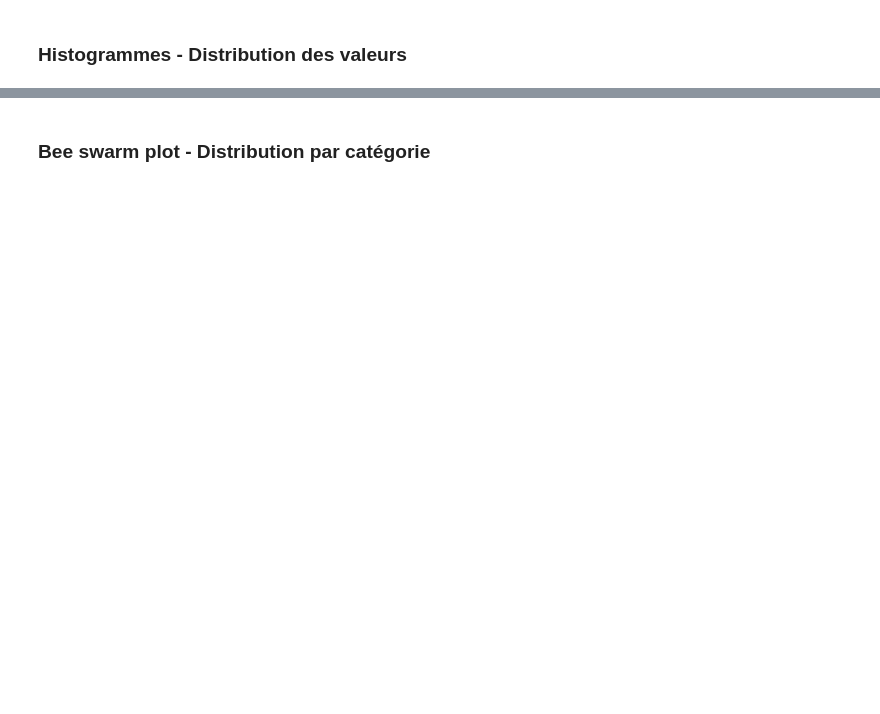
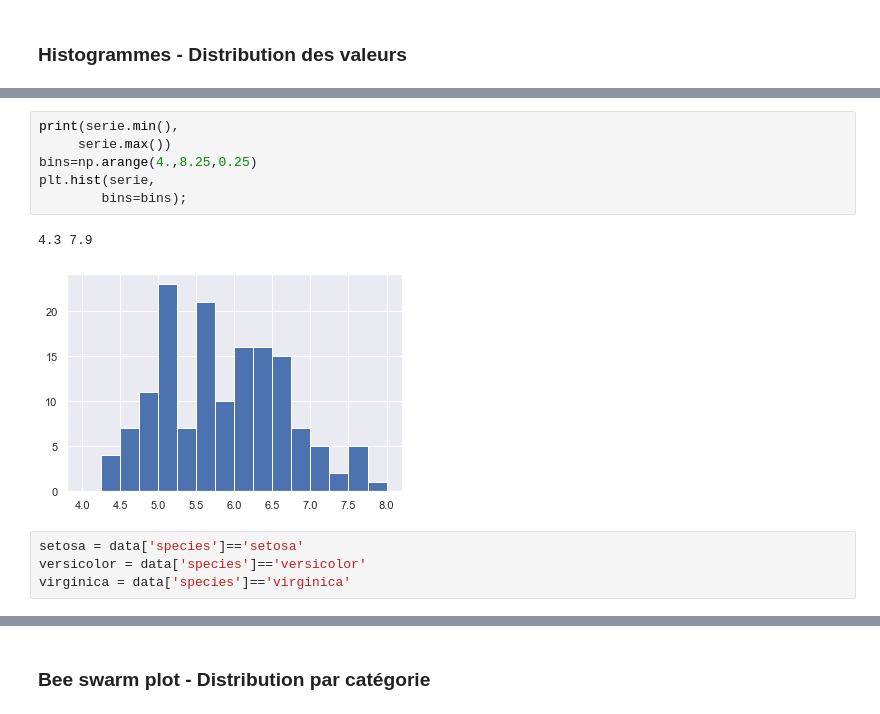
Before and after one commit to elisa-desmetz/pythonH3, a Jupyter notebook: Statistiques Descriptives.ipynb, the cells around one changed output, grey strips where cells are left out. Cells and saved outputs as stored; diff of their text form; blank space fills up the shorter version.

```diff
--- a/Statistiques Descriptives.ipynb
+++ b/Statistiques Descriptives.ipynb
@@ -241,0 +271,13 @@ data[data.duplicated(keep=False)]
+# %%
+print(serie.min(),
+     serie.max())
+bins=np.arange(4.,8.25,0.25)
+plt.hist(serie,
+        bins=bins);
+# %% [output]
+4.3 7.9
+[figure, added]
+# %%
+setosa = data['species']=='setosa'
+versicolor = data['species']=='versicolor'
+virginica = data['species']=='virginica'
```
Also changed, not shown: parts of 14 cells of this notebook.
